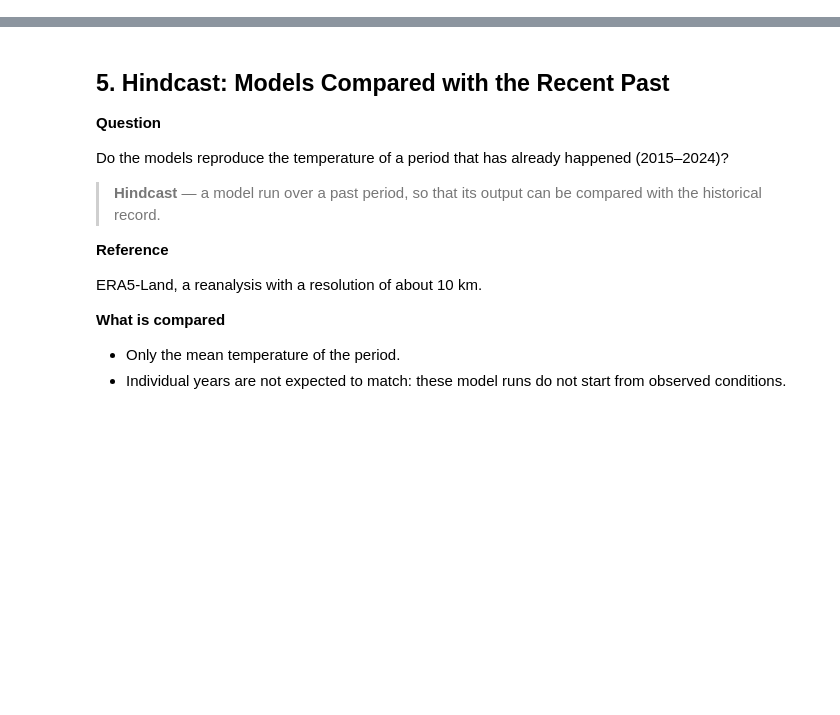
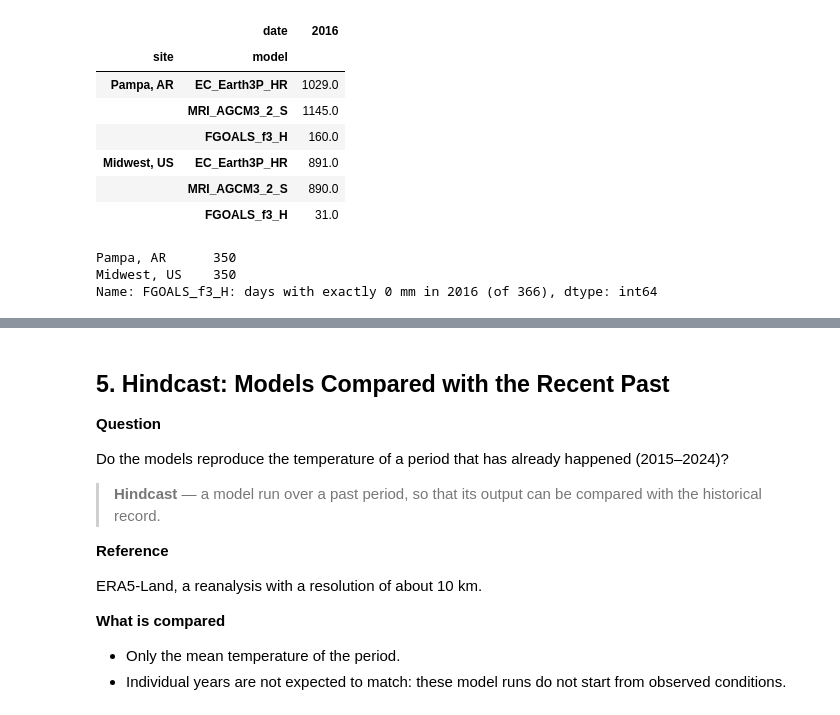
Before and after one commit to deloxantos/pretaverdi, a Jupyter notebook: notebooks/02-cmip6-multi-model-projections.ipynb, the cells around one changed output, grey strips where cells are left out. Cells and saved outputs as stored; diff of their text form; code cells hidden in the pictures; blank space fills up the shorter version.

```diff
--- a/notebooks/02-cmip6-multi-model-projections.ipynb
+++ b/notebooks/02-cmip6-multi-model-projections.ipynb
@@ -268,0 +125,23 @@ A meta-lesson, earned the hard way: computed on the **raw** data, this same tabl
+# %%
+raw_totals = pd.concat(
+    {site: annual_precipitation(df, floor_mm=None) for site, df in proj.items()}, axis=1, names=["site"]
+)
+raw_totals[(raw_totals < 300).any(axis=1)].round(0).T
+# %% [output]
+|  | date | 2016 |
+| site | model |  |
+| Pampa, AR | EC_Earth3P_HR | 1029.0 |
+|  | MRI_AGCM3_2_S | 1145.0 |
+|  | FGOALS_f3_H | 160.0 |
+| Midwest, US | EC_Earth3P_HR | 891.0 |
+|  | MRI_AGCM3_2_S | 890.0 |
+|  | FGOALS_f3_H | 31.0 |
+# %%
+pd.Series(
+    {site: (df[("precipitation_sum", "FGOALS_f3_H")]["2016"] == 0).sum() for site, df in proj.items()},
+    name="FGOALS_f3_H: days with exactly 0 mm in 2016 (of 366)",
+)
+# %% [output]
+Pampa, AR      350
+Midwest, US    350
+Name: FGOALS_f3_H: days with exactly 0 mm in 2016 (of 366), dtype: int64
```
Also changed, not shown: parts of 53 cells of this notebook.
